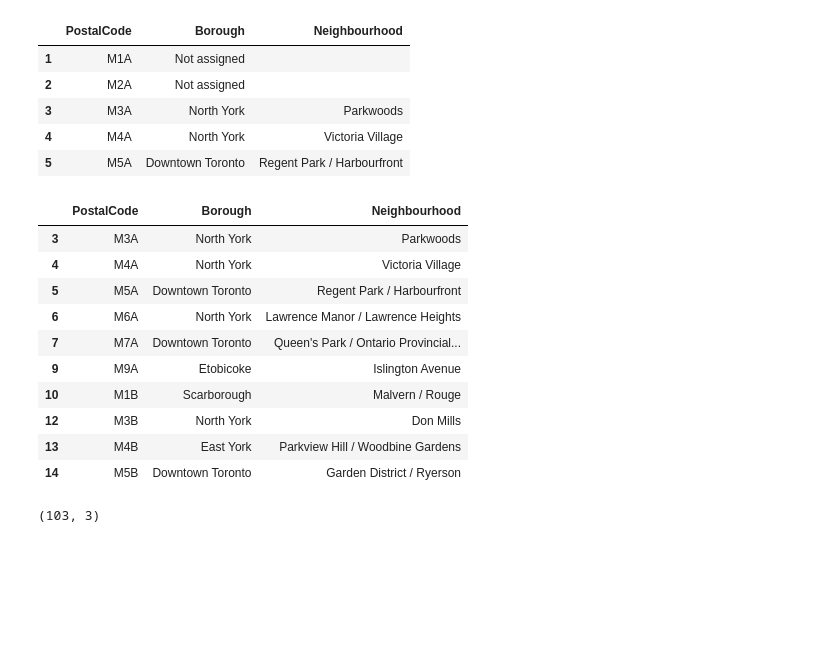
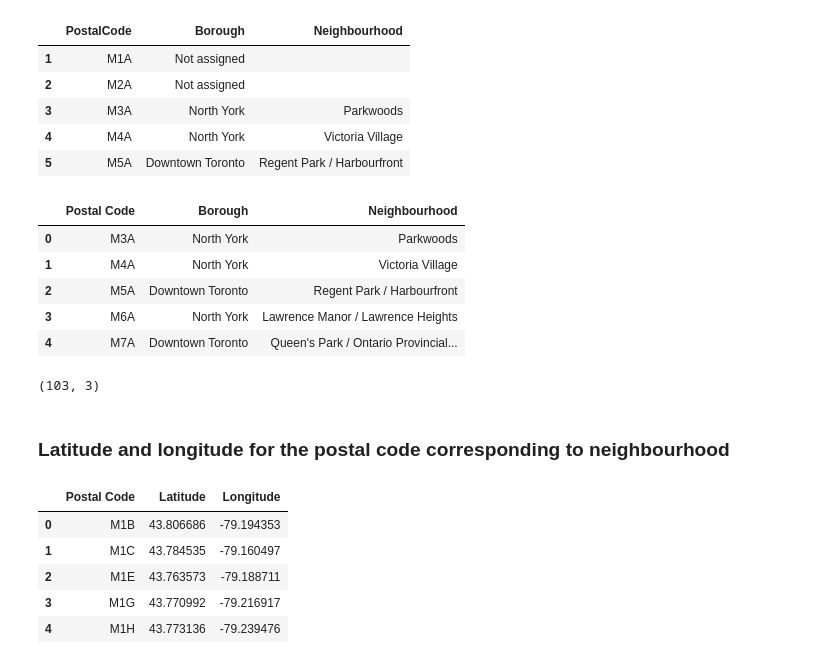
Before and after one commit to priyadwivedi20/github-example, a Jupyter notebook: segenting_clustering_negihborhoods.ipynb, the cells around one changed output. Cells and saved outputs as stored; diff of their text form; code cells hidden in the pictures; blank space fills up the shorter version.

Commit message:
Demonstration of extracting geocode i.e. latitude and longitude

```diff
--- a/segenting_clustering_negihborhoods.ipynb
+++ b/segenting_clustering_negihborhoods.ipynb
@@ -74,20 +74,20 @@ df.head(5)
 | 5 | M5A | Downtown Toronto | Regent Park / Harbourfront |
 # %%
 df = df[~(df['Borough'] == 'Not assigned')]   # To drop the rows with (Borough = Not assigned).
-df.head(10)
+df.reset_index(inplace = True)
+df = df.drop(columns = 'index')
+df.rename(columns = {'PostalCode': 'Postal Code'}, inplace = True)
+df.head(5)
 # %% [output]
-|  | PostalCode | Borough | Neighbourhood |
-| 3 | M3A | North York | Parkwoods |
-| 4 | M4A | North York | Victoria Village |
-| 5 | M5A | Downtown Toronto | Regent Park / Harbourfront |
-| 6 | M6A | North York | Lawrence Manor / Lawrence Heights |
-| 7 | M7A | Downtown Toronto | Queen's Park / Ontario Provincial... |
-| 9 | M9A | Etobicoke | Islington Avenue |
-| 10 | M1B | Scarborough | Malvern / Rouge |
-| 12 | M3B | North York | Don Mills |
-| 13 | M4B | East York | Parkview Hill / Woodbine Gardens |
-| 14 | M5B | Downtown Toronto | Garden District / Ryerson |
+|  | Postal Code | Borough | Neighbourhood |
+| 0 | M3A | North York | Parkwoods |
+| 1 | M4A | North York | Victoria Village |
+| 2 | M5A | Downtown Toronto | Regent Park / Harbourfront |
+| 3 | M6A | North York | Lawrence Manor / Lawrence Heights |
+| 4 | M7A | Downtown Toronto | Queen's Park / Ontario Provincial... |
 # %%
 df.shape
 # %% [output]
 (103, 3)
+# %% [markdown]
+### Latitude and longitude for the postal code corresponding to neighbourhood
@@ -93,0 +110,10 @@ df.shape
+# %%
+df_locations = pd.read_csv('Geospatial_Coordinates.csv')  #Loading the csv file the geocode locations.
+df_locations.head(5)
+# %% [output]
+|  | Postal Code | Latitude | Longitude |
+| 0 | M1B | 43.806686 | -79.194353 |
+| 1 | M1C | 43.784535 | -79.160497 |
+| 2 | M1E | 43.763573 | -79.188711 |
+| 3 | M1G | 43.770992 | -79.216917 |
+| 4 | M1H | 43.773136 | -79.239476 |
```
Also changed, not shown: parts of 2 cells of this notebook, 1 other file.
